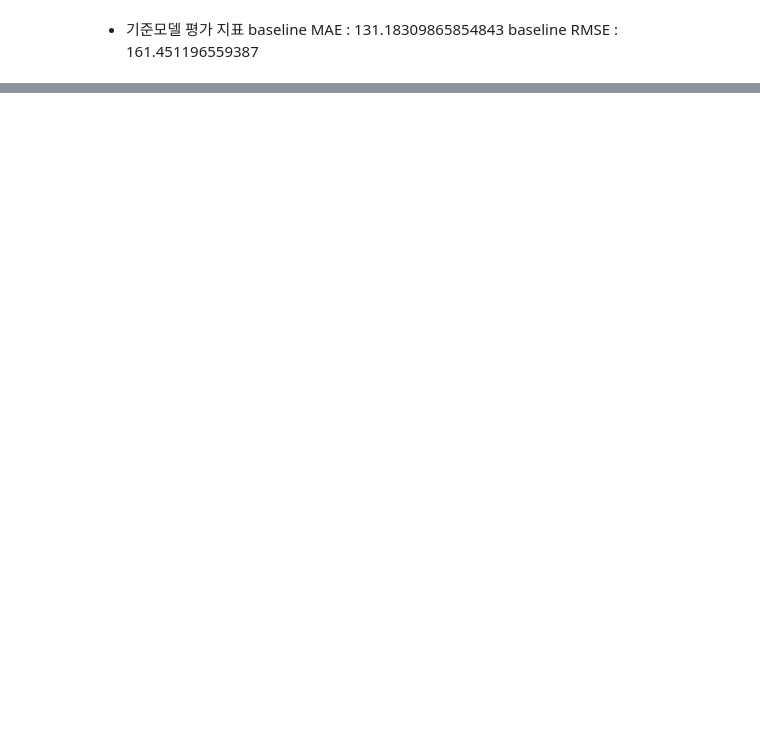
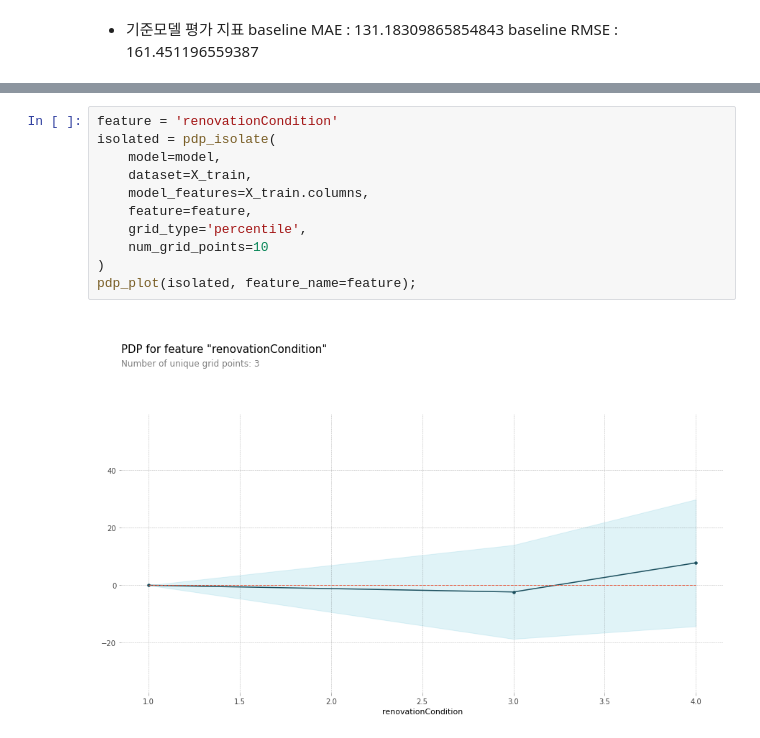
Before and after one commit to blacktruth513/CodeStates_Project, a Jupyter notebook: Section2_Project.ipynb, the cells around one changed output, grey strips where cells are left out. Drawn from its saved outputs; the diff is of its cells as text; blank space fills up the shorter version.

```diff
--- a/Section2_Project.ipynb
+++ b/Section2_Project.ipynb
@@ -1105,0 +1214,13 @@ baseline RMSE : 161.451196559387
+# %%
+feature = 'renovationCondition'
+isolated = pdp_isolate(
+    model=model,
+    dataset=X_train,
+    model_features=X_train.columns,
+    feature=feature,
+    grid_type='percentile',
+    num_grid_points=10
+)
+pdp_plot(isolated, feature_name=feature);
+# %% [output]
+[figure, added]
```
Also changed, not shown: parts of 16 cells of this notebook.
